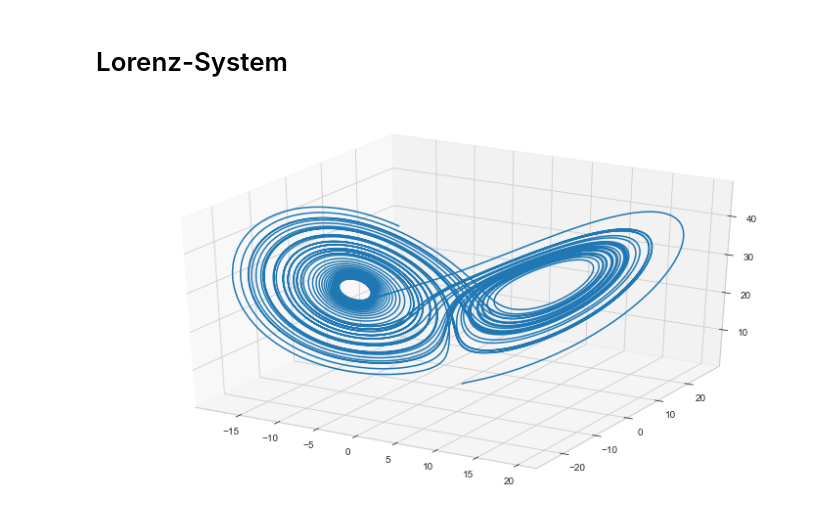
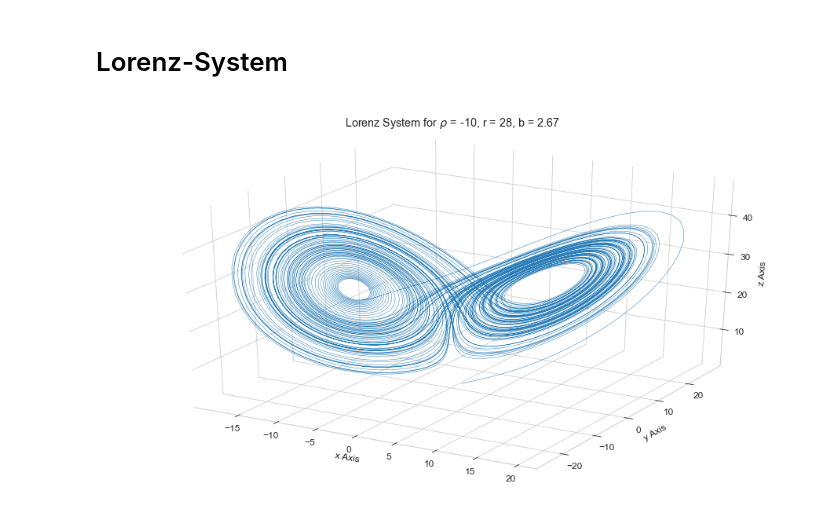
Before and after one commit to maxstollmayer/Lorenz-System-Project, a Jupyter notebook: Lorenz-System Notebook.ipynb, the cells around one changed output. Cells and saved outputs as stored; diff of their text form; code cells hidden in the pictures.

```diff
--- a/Lorenz-System Notebook.ipynb
+++ b/Lorenz-System Notebook.ipynb
@@ -1,11 +1,12 @@
 # %% [markdown]
 # Lorenz-System
 # %%
+%matplotlib inline
 import numpy as np
 from matplotlib import pyplot as plt
 from mpl_toolkits.mplot3d import Axes3D
 plt.style.use("seaborn-whitegrid")
-plt.rcParams["figure.figsize"] = [12.8, 7.2]
+plt.rcParams["font.size"] = 12
 # %%
 class LorenzSystem:
 
@@ -26,7 +27,7 @@ class LorenzSystem:
         '''solves the ODE with given initial state and discretized time interval using ABE'''
 
         state0 = np.array(state0)
-        self.t = np.array(t)
+        steps = steps if 0 < steps < 5 else 4
         N = len(t)-1
         h = (t[-1] - t[0]) / N
 
@@ -77,20 +78,28 @@ class LorenzSystem:
 
     def plot(self):
         '''plots the solved system on a 3D axis'''
-        fig = plt.figure()
+        fig = plt.figure(figsize=(16, 9))
         ax = fig.gca(projection="3d")
-        ax.plot(self.states[:, 0], self.states[:, 1], self.states[:, 2])
+        bgcolor = "w"
+        ax.w_xaxis.pane.set_color(bgcolor);
+        ax.w_yaxis.pane.set_color(bgcolor);
+        ax.w_zaxis.pane.set_color(bgcolor);
+        ax.set_xlabel("x Axis")
+        ax.set_ylabel("y Axis")
+        ax.set_zlabel("z Axis")
+        ax.set_title(fr"Lorenz System for $\rho$ = {self.rho:.0f}, r = {self.r:.0f}, b = {self.b:.2f}", pad=16)
+        ax.plot(self.states[:, 0], self.states[:, 1], self.states[:, 2], linewidth=0.5, alpha=0.95)
         plt.show()
 # %%
 rho = -10
 r = 28
 b = 8 / 3
 
 state0 = [1, 1, 1]
-t = np.linspace(0, 50, 10_000)
+t = np.linspace(0, 100, 10_000)
 
 LS = LorenzSystem(rho, r, b)
 states = LS.solve(state0, t)
 LS.plot()
 # %% [output]
-[figure, old version]
+[figure, new version]
```
